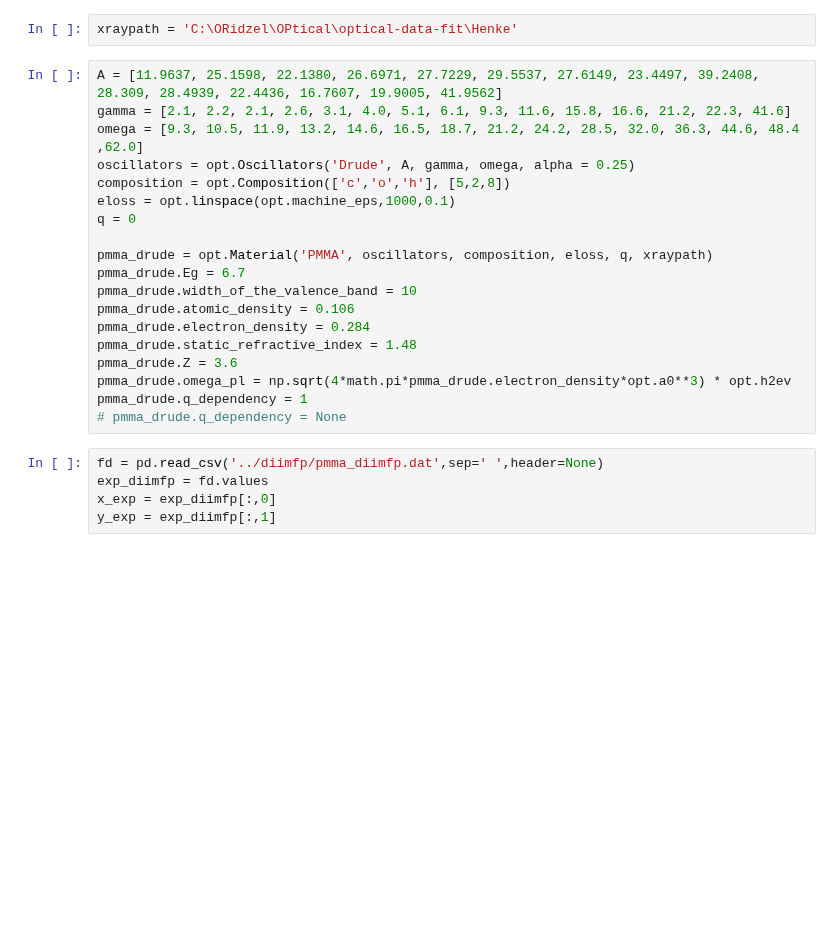
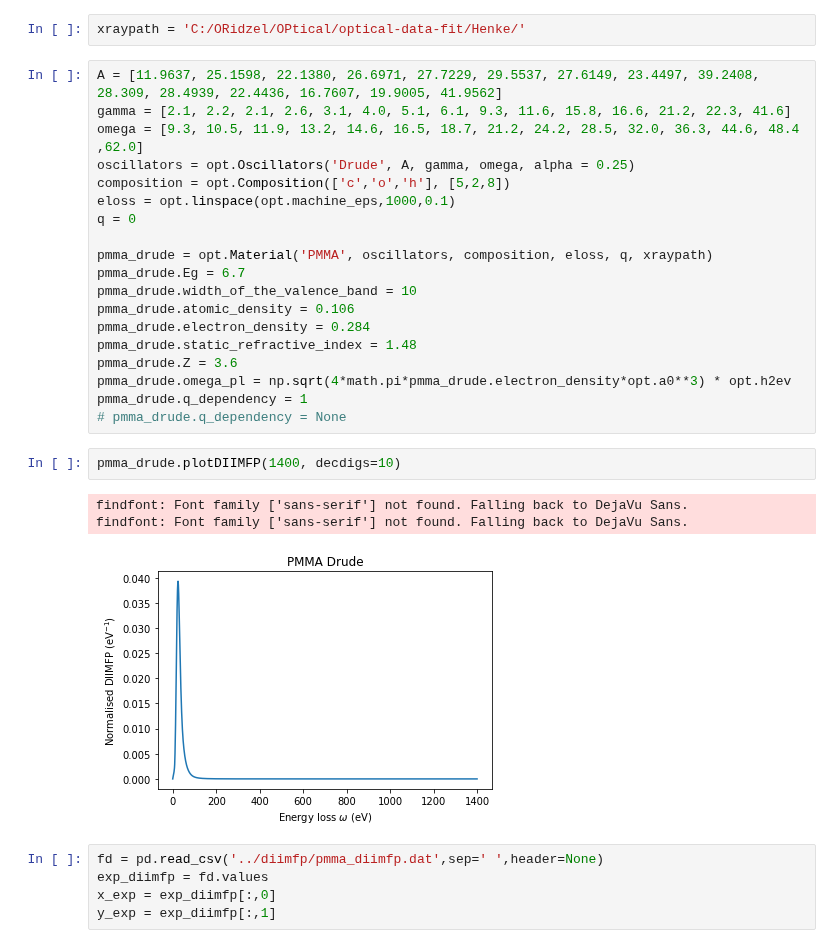
Before and after one commit to oridzel/optical-data-fit, a Jupyter notebook: Development/NLopt_fitting-imfpolymers.ipynb, the cells around one changed output. Cells and saved outputs as stored; diff of their text form; blank space fills up the shorter version.

```diff
--- a/Development/NLopt_fitting-imfpolymers.ipynb
+++ b/Development/NLopt_fitting-imfpolymers.ipynb
@@ -20,7 +20,7 @@ display(HTML("<style>.container { width:100% !important; }</style>"))
 # %% [markdown]
 **Path to the directory containing Henke ionisation data (download from https://henke.lbl.gov/optical_constants/asf.html)**
 # %%
-xraypath = 'C:\ORidzel\OPtical\optical-data-fit\Henke'
+xraypath = 'C:/ORidzel/OPtical/optical-data-fit/Henke/'
 # %%
 A = [11.9637, 25.1598, 22.1380, 26.6971, 27.7229, 29.5537, 27.6149, 23.4497, 39.2408, 28.309, 28.4939, 22.4436, 16.7607, 19.9005, 41.9562]
 gamma = [2.1, 2.2, 2.1, 2.6, 3.1, 4.0, 5.1, 6.1, 9.3, 11.6, 15.8, 16.6, 21.2, 22.3, 41.6]
@@ -40,6 +40,12 @@ pmma_drude.Z = 3.6
 pmma_drude.omega_pl = np.sqrt(4*math.pi*pmma_drude.electron_density*opt.a0**3) * opt.h2ev
 pmma_drude.q_dependency = 1
 # pmma_drude.q_dependency = None
+# %%
+pmma_drude.plotDIIMFP(1400, decdigs=10)
+# %% [output]
+findfont: Font family ['sans-serif'] not found. Falling back to DejaVu Sans.
+findfont: Font family ['sans-serif'] not found. Falling back to DejaVu Sans.
+[figure, added]
 # %%
 fd = pd.read_csv('../diimfp/pmma_diimfp.dat',sep=' ',header=None)
 exp_diimfp = fd.values
```
Also changed, not shown: parts of 6 cells of this notebook, 1 other file.
